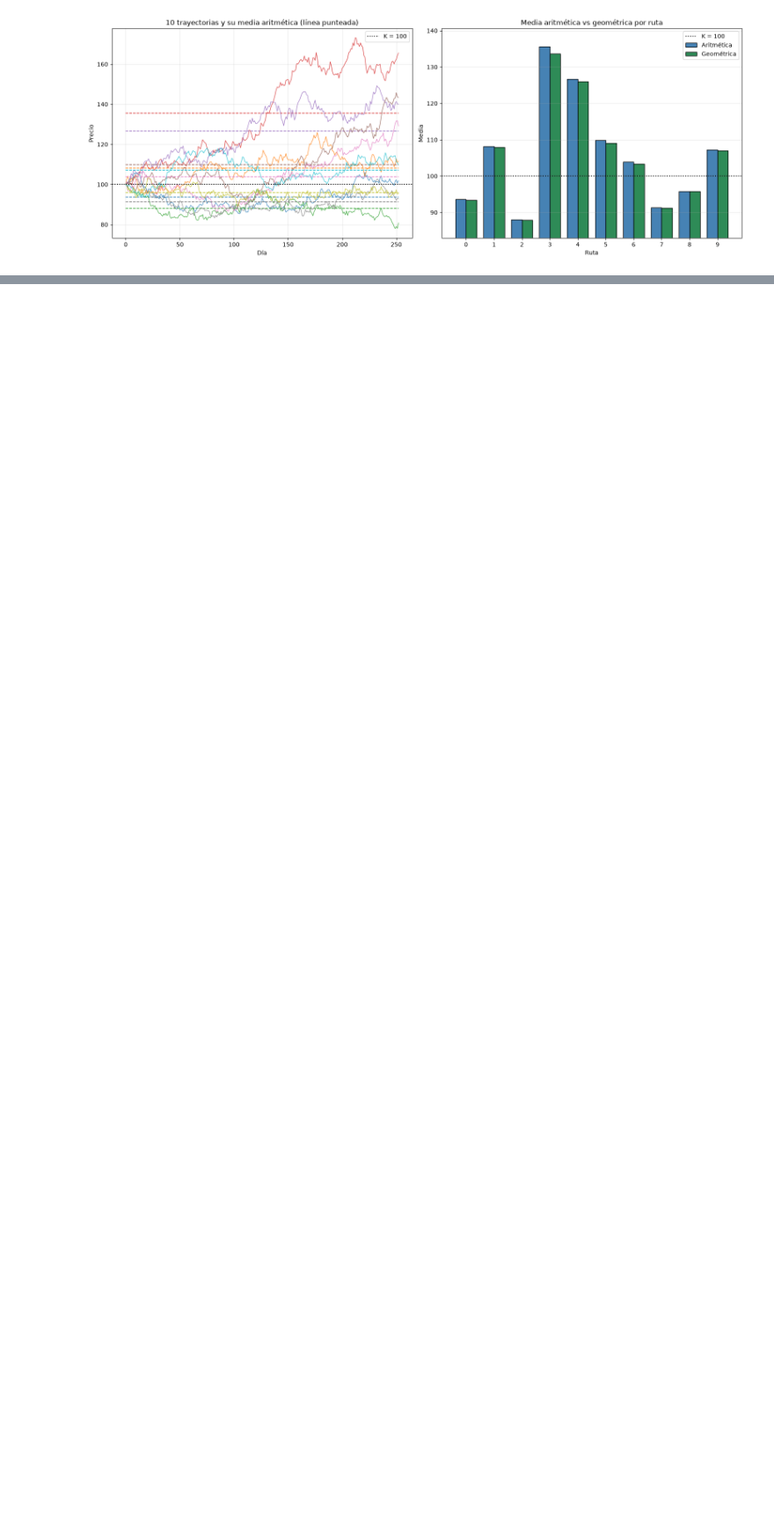
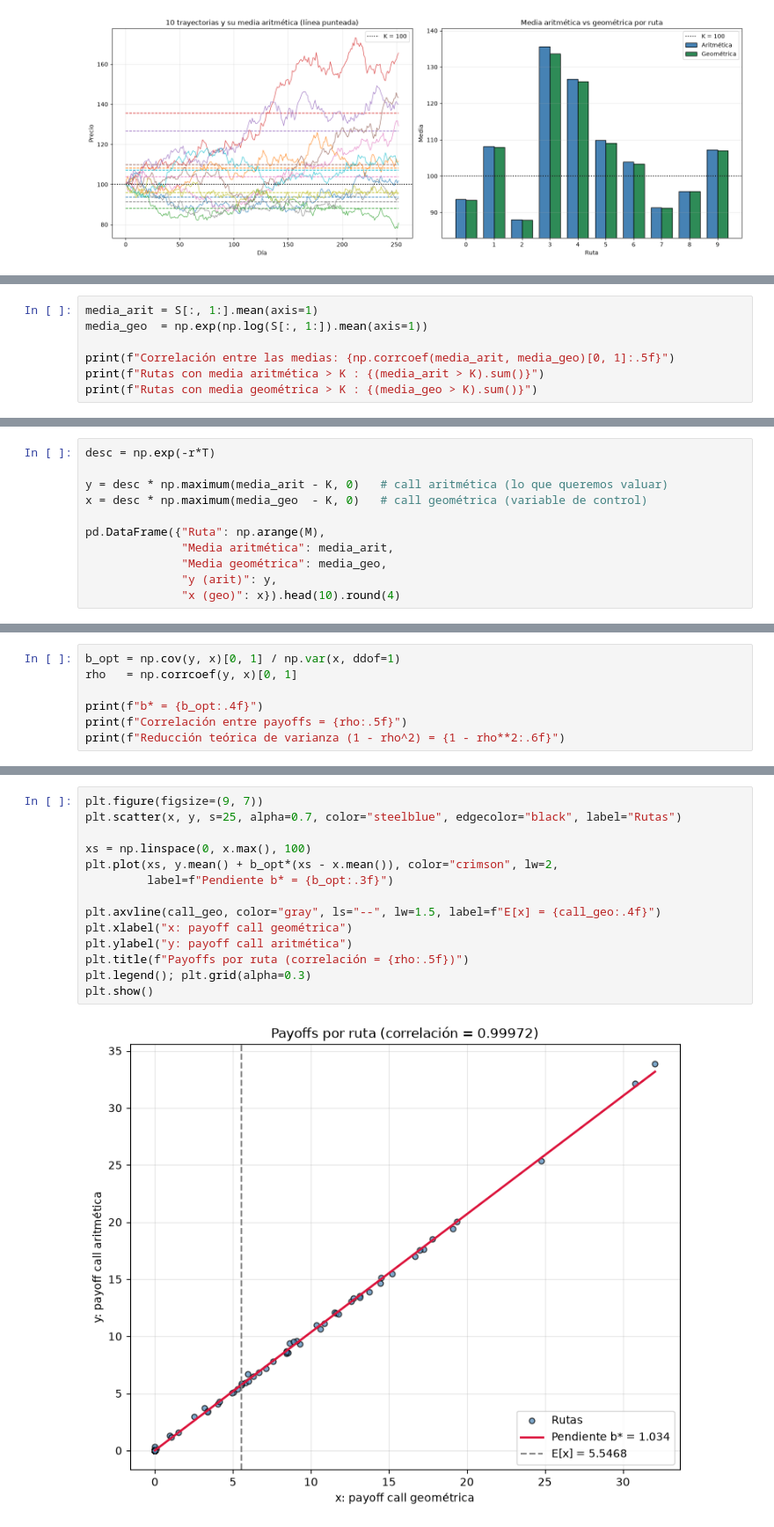
Before and after one commit to DrChino21/SIMULACION-DE-PROCESOS-FINANCIEROS--O2026, a Jupyter notebook: 11_ReduccionVarianza_OpcionesAsiaticas.ipynb, the cells around one changed output, grey strips where cells are left out. Shown at 88% size. Saved outputs shown, nothing was run; the diff lists cells and outputs as text; blank space fills up the shorter version.

```diff
--- a/E01/11_ReduccionVarianza_OpcionesAsiaticas.ipynb
+++ b/11_ReduccionVarianza_OpcionesAsiaticas.ipynb
@@ -145,0 +188,7 @@ plt.show()
+# %%
+media_arit = S[:, 1:].mean(axis=1)
+media_geo  = np.exp(np.log(S[:, 1:]).mean(axis=1))
+
+print(f"Correlación entre las medias: {np.corrcoef(media_arit, media_geo)[0, 1]:.5f}")
+print(f"Rutas con media aritmética > K : {(media_arit > K).sum()}")
+print(f"Rutas con media geométrica > K : {(media_geo > K).sum()}")
@@ -145,0 +201,11 @@ plt.show()
+# %%
+desc = np.exp(-r*T)
+
+y = desc * np.maximum(media_arit - K, 0)   # call aritmética (lo que queremos valuar)
+x = desc * np.maximum(media_geo  - K, 0)   # call geométrica (variable de control)
+
+pd.DataFrame({"Ruta": np.arange(M),
+              "Media aritmética": media_arit,
+              "Media geométrica": media_geo,
+              "y (arit)": y,
+              "x (geo)": x}).head(10).round(4)
@@ -145,0 +226,7 @@ plt.show()
+# %%
+b_opt = np.cov(y, x)[0, 1] / np.var(x, ddof=1)
+rho   = np.corrcoef(y, x)[0, 1]
+
+print(f"b* = {b_opt:.4f}")
+print(f"Correlación entre payoffs = {rho:.5f}")
+print(f"Reducción teórica de varianza (1 - rho^2) = {1 - rho**2:.6f}")
@@ -145,0 +279,16 @@ plt.show()
+# %%
+plt.figure(figsize=(9, 7))
+plt.scatter(x, y, s=25, alpha=0.7, color="steelblue", edgecolor="black", label="Rutas")
+
+xs = np.linspace(0, x.max(), 100)
+plt.plot(xs, y.mean() + b_opt*(xs - x.mean()), color="crimson", lw=2,
+         label=f"Pendiente b* = {b_opt:.3f}")
+
+plt.axvline(call_geo, color="gray", ls="--", lw=1.5, label=f"E[x] = {call_geo:.4f}")
+plt.xlabel("x: payoff call geométrica")
+plt.ylabel("y: payoff call aritmética")
+plt.title(f"Payoffs por ruta (correlación = {rho:.5f})")
+plt.legend(); plt.grid(alpha=0.3)
+plt.show()
+# %% [output]
+[figure, added]
```
Also changed, not shown: parts of 19 cells of this notebook.
